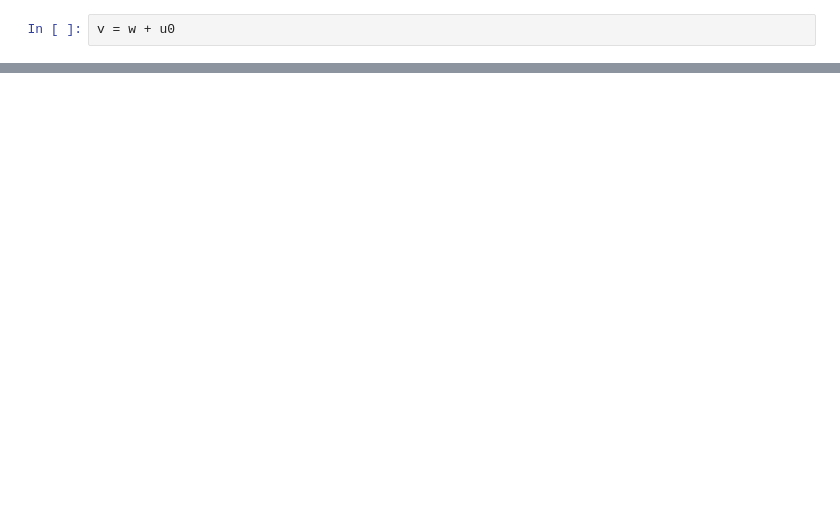
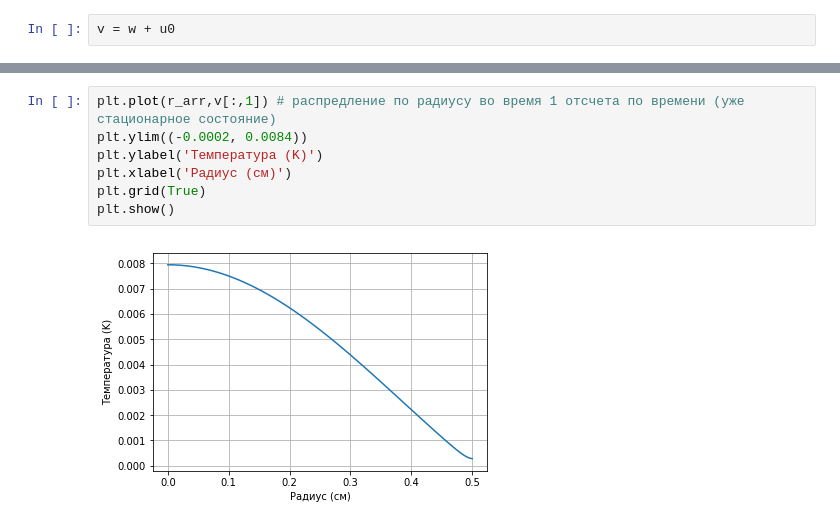
Before and after one commit to LinarKulinar/Numerical-Methods-in-Equations-of-Mathematical-Physics, a Jupyter notebook: my_implicit_(неявная).ipynb, the cells around one changed output, grey strips where cells are left out. Saved outputs shown, nothing was run; the diff lists cells and outputs as text; blank space fills up the shorter version.

```diff
--- a/my_implicit_(неявная).ipynb
+++ b/my_implicit_(неявная).ipynb
@@ -128,0 +114,9 @@ v = w + u0
+# %%
+plt.plot(r_arr,v[:,1]) # распредление по радиусу во время 1 отсчета по времени (уже стационарное состояние)
+plt.ylim((-0.0002, 0.0084))
+plt.ylabel('Температура (K)')
+plt.xlabel('Радиус (см)')
+plt.grid(True)
+plt.show()
+# %% [output]
+[figure, added]
```
Also changed, not shown: parts of 17 cells of this notebook, 1 other file.
